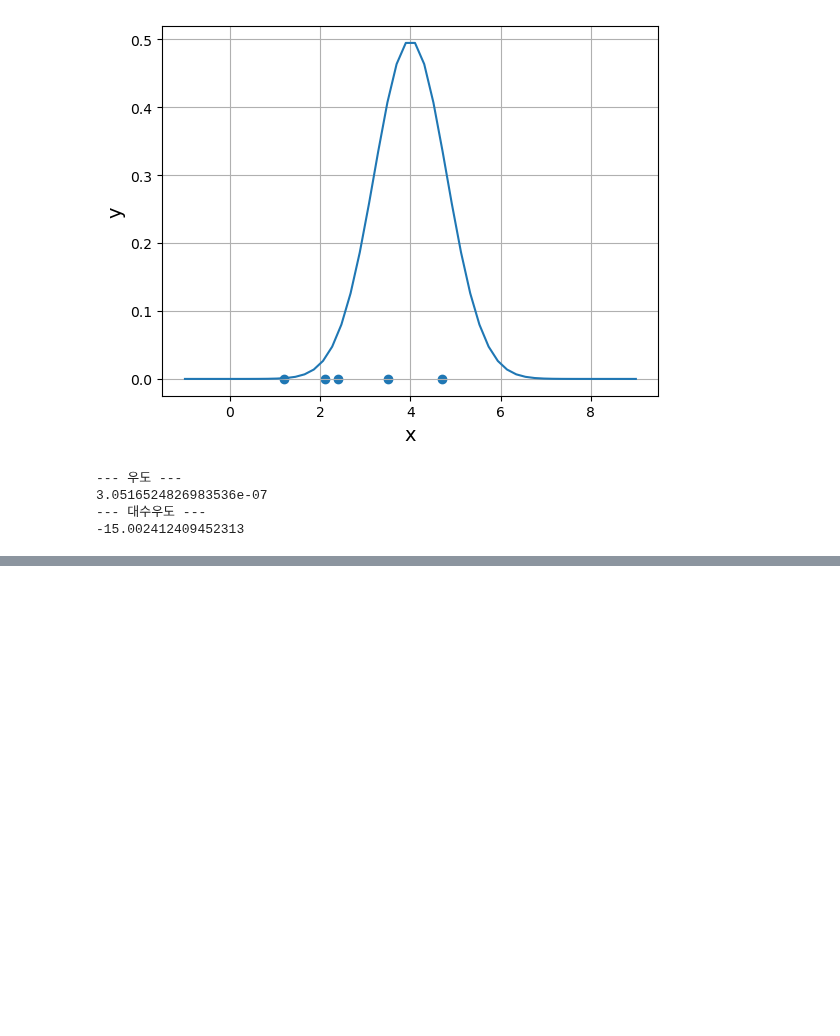
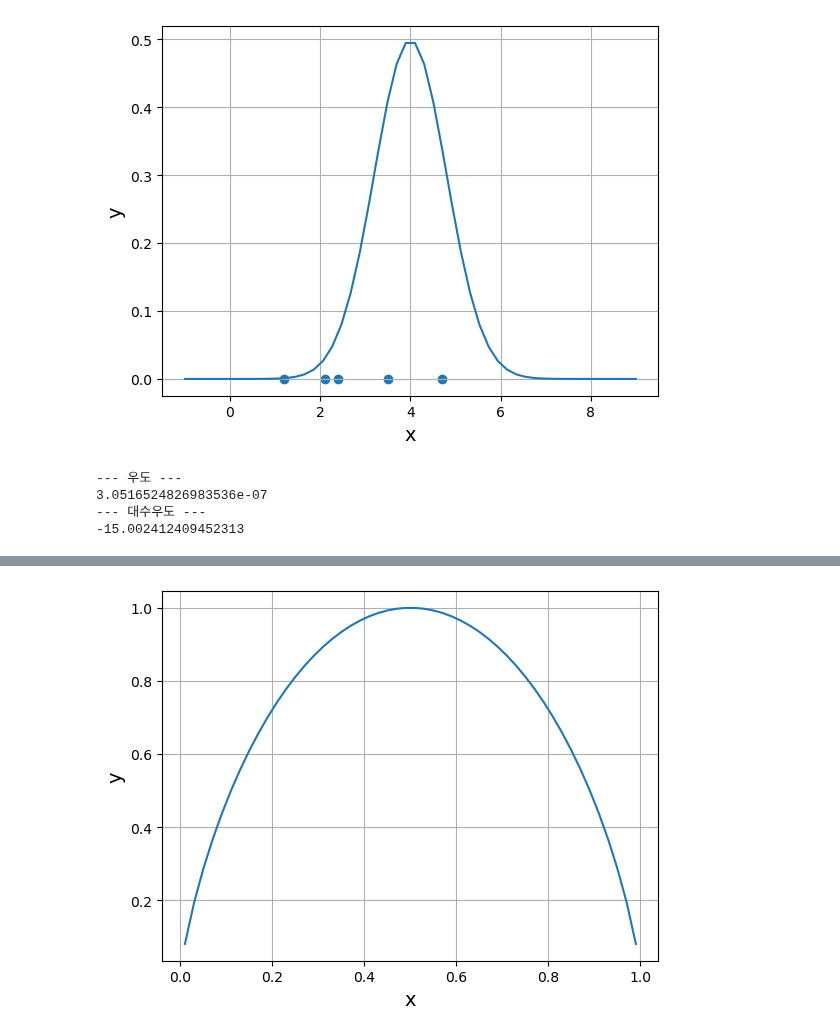
Before and after one commit to gsmin02/AI-Python-STUDY, a Jupyter notebook: Chapter/Chapter 6.ipynb, the cells around one changed output, grey strips where cells are left out. Drawn from its saved outputs; the diff is of its cells as text; code cells hidden in the pictures; blank space fills up the shorter version.

```diff
--- a/Chapter/Chapter 6.ipynb
+++ b/Chapter/Chapter 6.ipynb
@@ -1212,0 +1286,18 @@ print(np.sum(np.log(pdf(x_data, mu, sigma))))
+# %%
+#리스트6.31
+
+import numpy as np
+import matplotlib.pyplot as plt
+
+x = np.linspace(0.01, 0.99) # 0의 대수는 취하지 않으므로 0.01부터 0.99의 범위로
+y = -x*np.log2(x) - (1-x)*np.log2(1-x) # 평균정보량
+
+plt.plot(x, y)
+
+plt.xlabel("x", size=14)
+plt.ylabel("y", size=14)
+plt.grid()
+
+plt.show()
+# %% [output]
+[figure, added]
```
Also changed, not shown: parts of 13 cells of this notebook.
